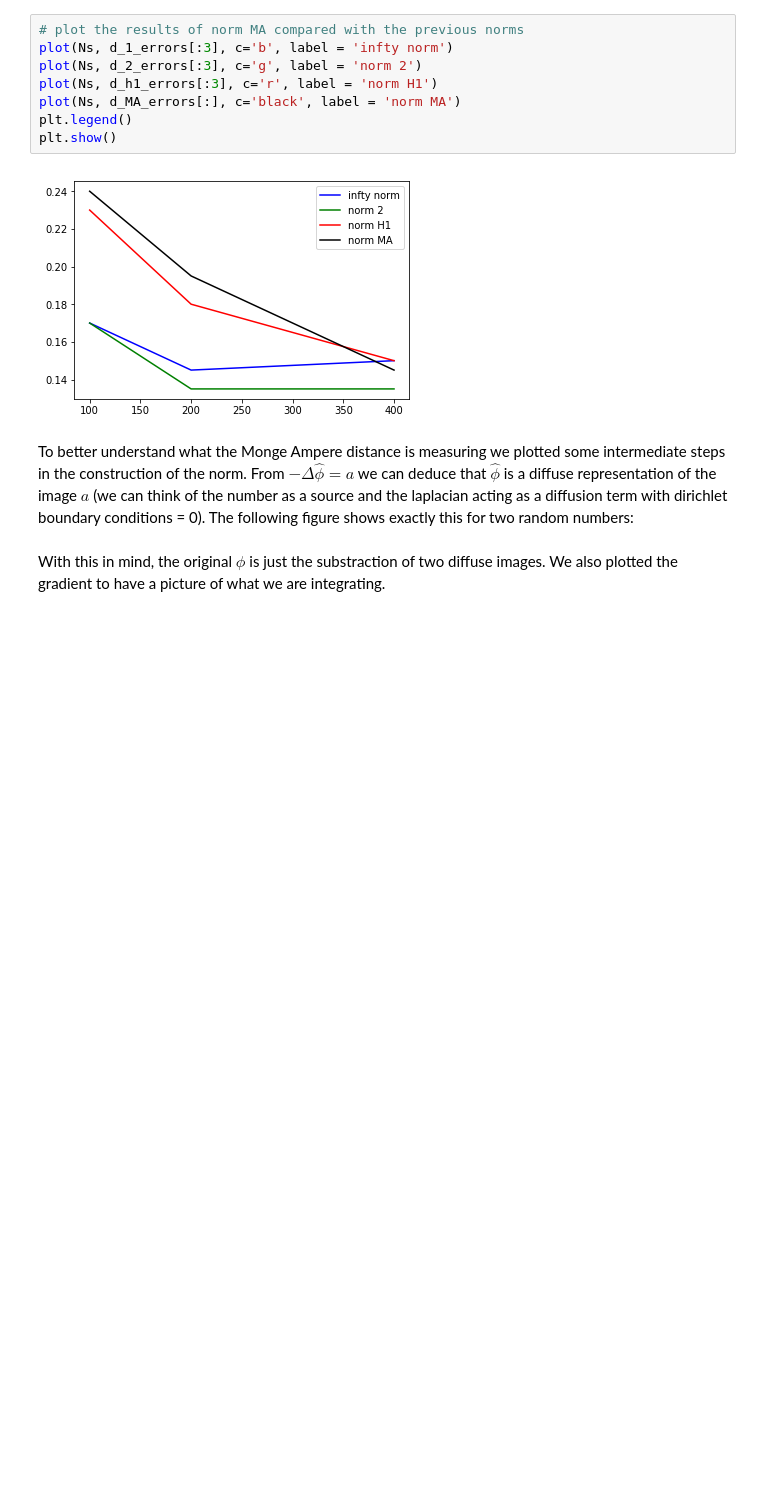
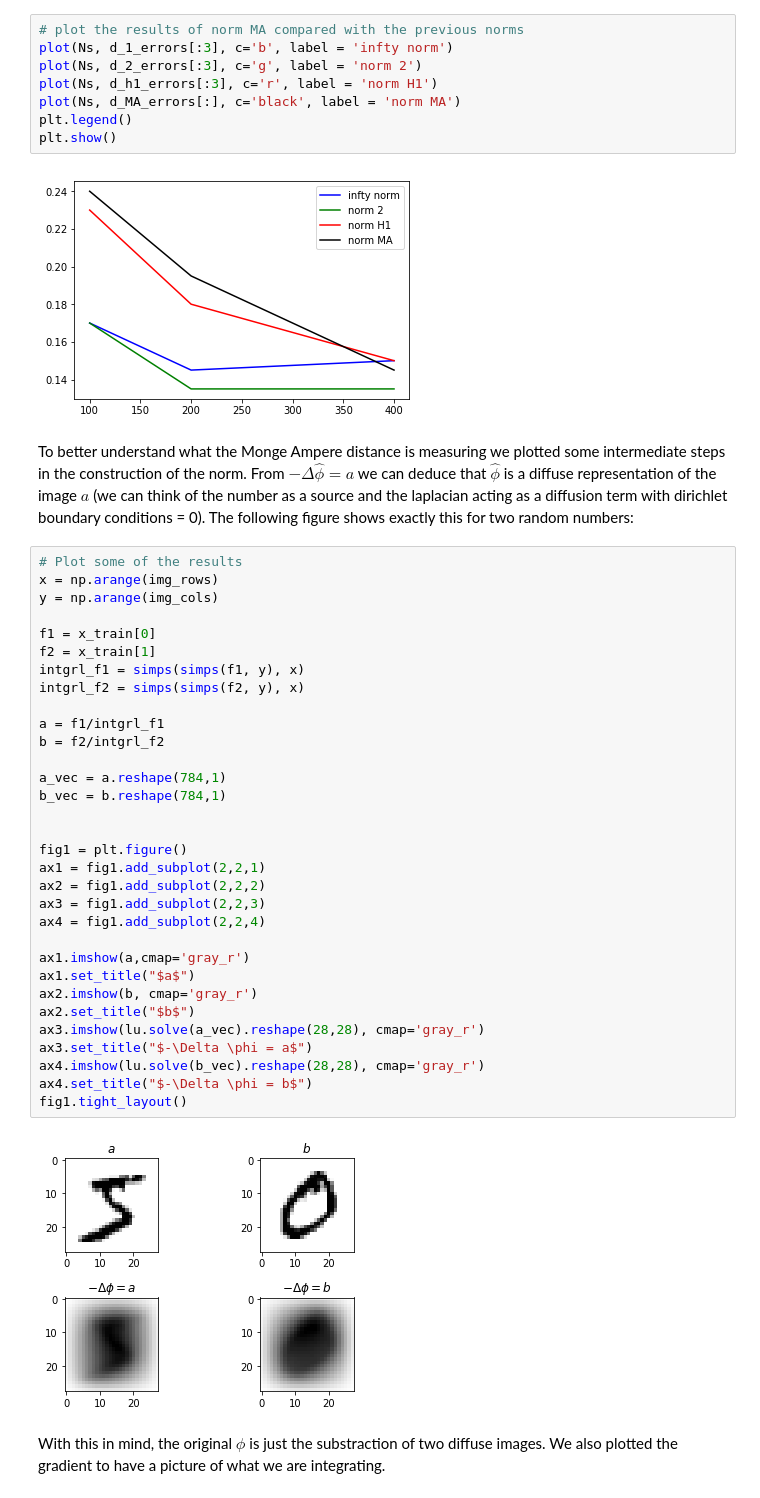
Before and after one commit to Fede112/P1.4_seed, a Jupyter notebook: final_project/final_project_2018-2019.ipynb, the cells around one changed output. Saved outputs shown, nothing was run; the diff lists cells and outputs as text; blank space fills up the shorter version.

```diff
--- a/final_project/final_project_2018-2019.ipynb
+++ b/final_project/final_project_2018-2019.ipynb
@@ -584,6 +584,40 @@ plt.show()
 To better understand what the Monge Ampere distance is measuring we plotted some intermediate steps in the construction of the norm.
 From  $-\Delta \hat{\phi} = a$ we can deduce that $\hat{\phi}$ is a diffuse representation of the image $a$ (we can think of the number as a source and the laplacian acting as a diffusion term with dirichlet boundary conditions = 0).
 The following figure shows exactly this for two random numbers:
+# %%
+# Plot some of the results
+x = np.arange(img_rows)
+y = np.arange(img_cols)
+
+f1 = x_train[0]
+f2 = x_train[1]
+intgrl_f1 = simps(simps(f1, y), x)
+intgrl_f2 = simps(simps(f2, y), x)
+
+a = f1/intgrl_f1
+b = f2/intgrl_f2
+
+a_vec = a.reshape(784,1)
+b_vec = b.reshape(784,1)
+
+
+fig1 = plt.figure()
+ax1 = fig1.add_subplot(2,2,1)
+ax2 = fig1.add_subplot(2,2,2)
+ax3 = fig1.add_subplot(2,2,3)
+ax4 = fig1.add_subplot(2,2,4)
+
+ax1.imshow(a,cmap='gray_r')
+ax1.set_title("$a$")
+ax2.imshow(b, cmap='gray_r')
+ax2.set_title("$b$")
+ax3.imshow(lu.solve(a_vec).reshape(28,28), cmap='gray_r')
+ax3.set_title("$-\Delta \phi = a$")
+ax4.imshow(lu.solve(b_vec).reshape(28,28), cmap='gray_r')
+ax4.set_title("$-\Delta \phi = b$")
+fig1.tight_layout()
+# %% [output]
+[figure, added]
 # %% [markdown]
 With this in mind, the original $\phi$ is just the substraction of two diffuse images.
 We also plotted the gradient to have a picture of what we are integrating.
```
Also changed, not shown: parts of 2 cells of this notebook.
